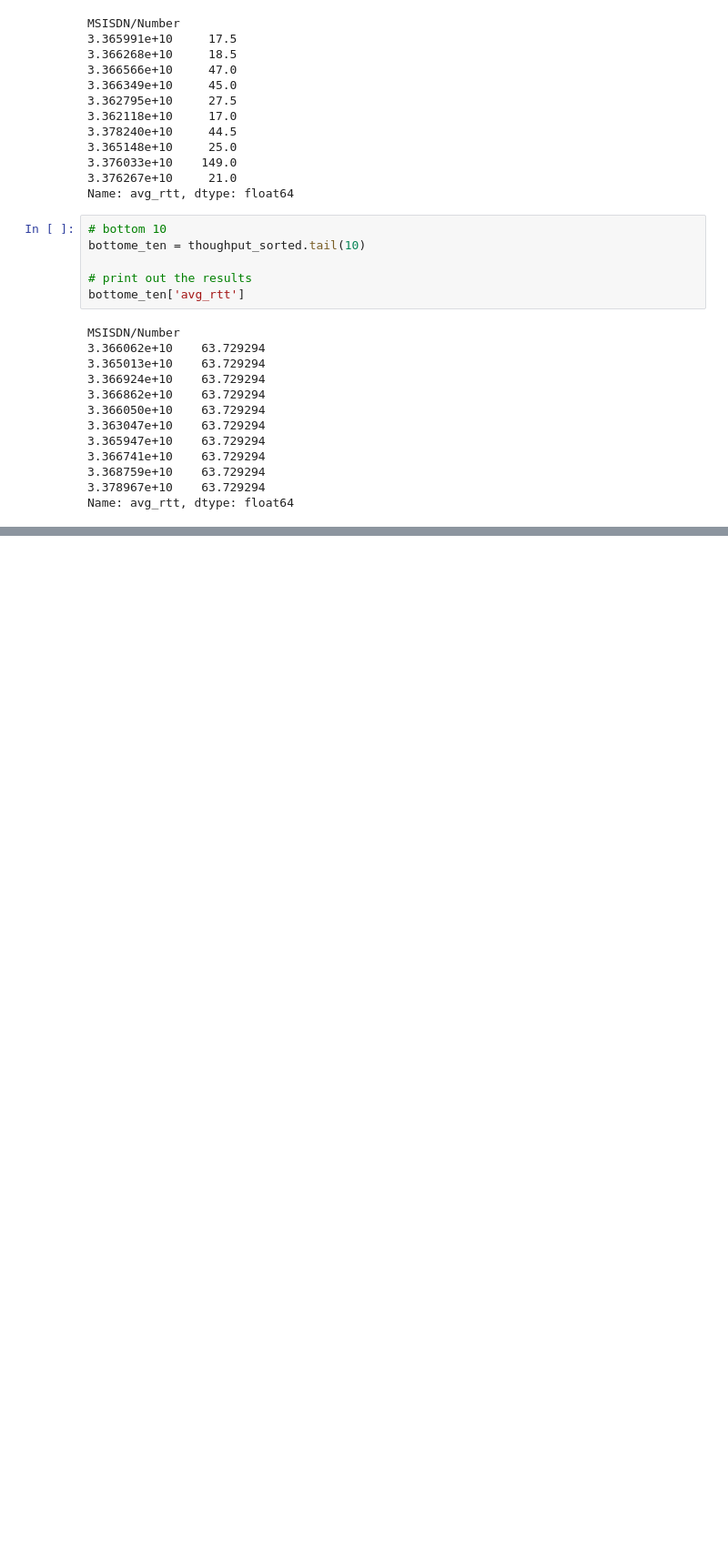
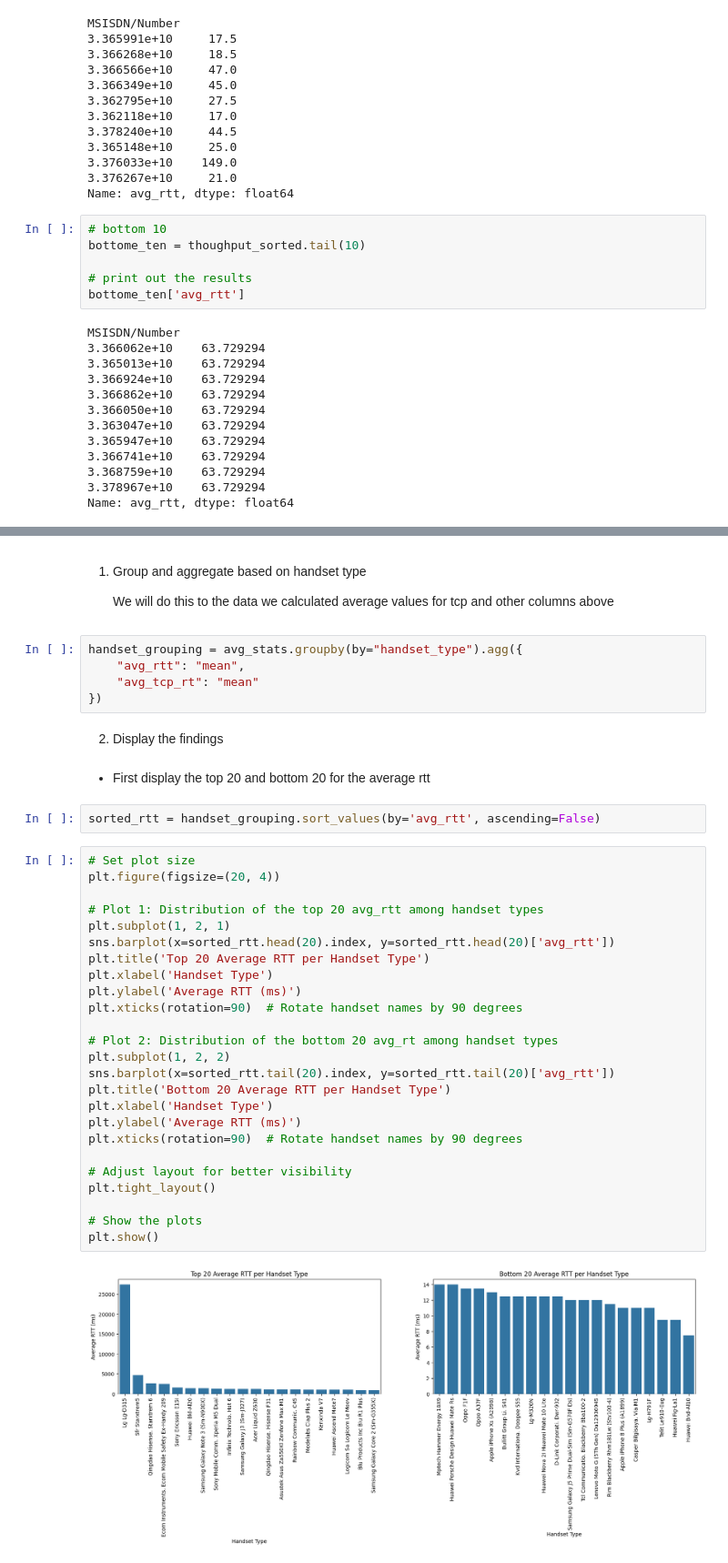
Before and after one commit to WildCayote/TellCo-Profitability-Opportunity-Analysis, a Jupyter notebook: notebooks/user_experience_analysis.ipynb, the cells around one changed output, grey strips where cells are left out. Shown at 91% size. Saved outputs shown, nothing was run; the diff lists cells and outputs as text; blank space fills up the shorter version.

Commit message:
Feat: Finished computing and reporting on rtt and tcp per handset types

```diff
--- a/notebooks/user_experience_analysis.ipynb
+++ b/notebooks/user_experience_analysis.ipynb
@@ -335,0 +319,42 @@ Name: count, dtype: int64
+# %% [markdown]
+1) Group and aggregate based on handset type
+
+    We will do this to the data we calculated average values for tcp and other columns above
+# %%
+handset_grouping = avg_stats.groupby(by="handset_type").agg({
+    "avg_rtt": "mean",
+    "avg_tcp_rt": "mean"
+})
+# %% [markdown]
+2) Display the findings
+# %% [markdown]
+- First display the top 20 and bottom 20 for the average rtt
+# %%
+sorted_rtt = handset_grouping.sort_values(by='avg_rtt', ascending=False)
+# %%
+# Set plot size
+plt.figure(figsize=(20, 4))
+
+# Plot 1: Distribution of the top 20 avg_rtt among handset types
+plt.subplot(1, 2, 1)
+sns.barplot(x=sorted_rtt.head(20).index, y=sorted_rtt.head(20)['avg_rtt'])
+plt.title('Top 20 Average RTT per Handset Type')
+plt.xlabel('Handset Type')
+plt.ylabel('Average RTT (ms)')
+plt.xticks(rotation=90)  # Rotate handset names by 90 degrees
+
+# Plot 2: Distribution of the bottom 20 avg_rt among handset types
+plt.subplot(1, 2, 2)
+sns.barplot(x=sorted_rtt.tail(20).index, y=sorted_rtt.tail(20)['avg_rtt'])
+plt.title('Bottom 20 Average RTT per Handset Type')
+plt.xlabel('Handset Type')
+plt.ylabel('Average RTT (ms)')
+plt.xticks(rotation=90)  # Rotate handset names by 90 degrees
+
+# Adjust layout for better visibility
+plt.tight_layout()
+
+# Show the plots
+plt.show()
+# %% [output]
+[figure, added]
```
Also changed, not shown: parts of 6 cells of this notebook.
